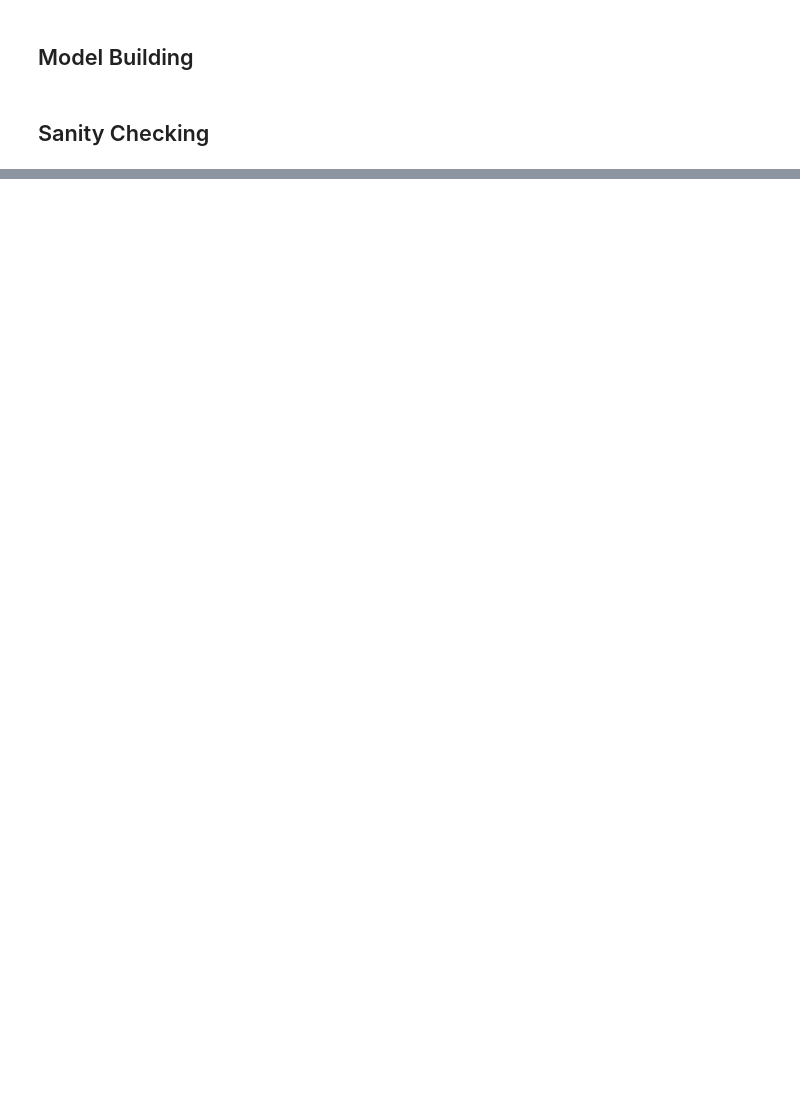
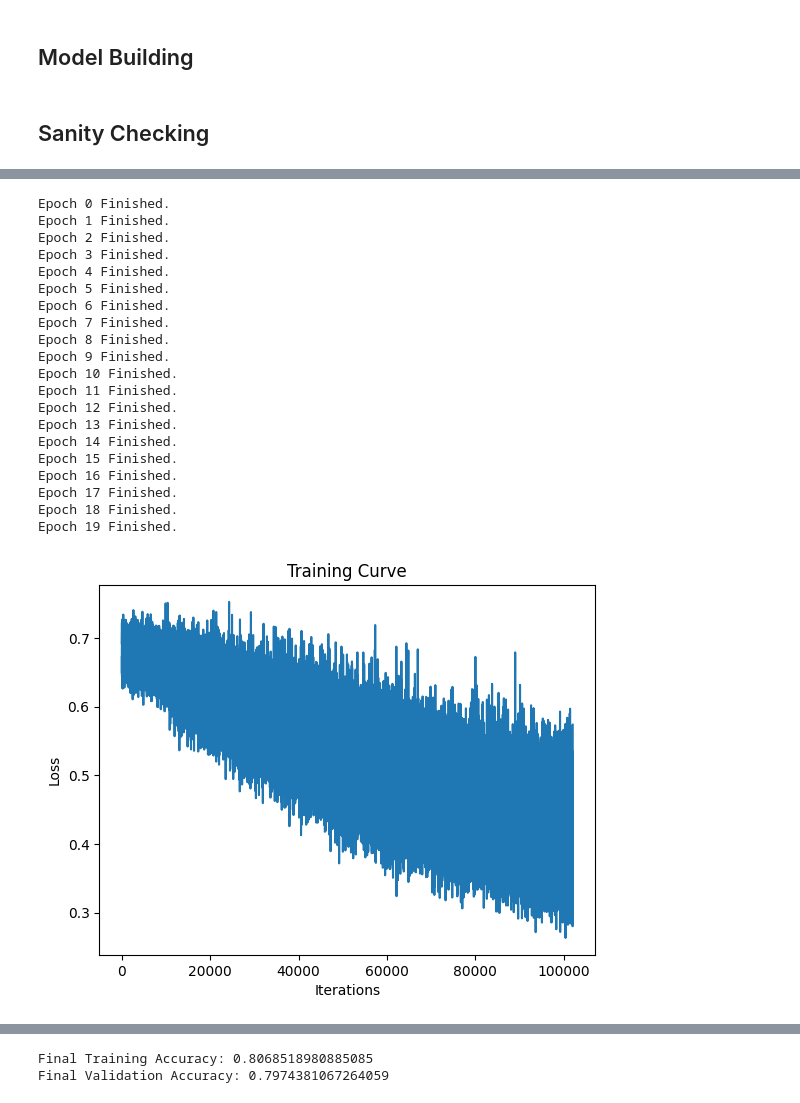
Before and after one commit to Julie048/Predicting-Republican-Democrat-Tweets, a Jupyter notebook: Main_model.ipynb, the cells around one changed output, grey strips where cells are left out. Drawn from its saved outputs; the diff is of its cells as text; code cells hidden in the pictures; blank space fills up the shorter version.

```diff
--- a/Main_model.ipynb
+++ b/Main_model.ipynb
@@ -345,0 +468,4 @@ print('Accuracy on batch of 42: ', correct / total)
+# %%
+model4 = PoliticalClassifier("model4",)
+#dropout moved, + added weight decay
+train(model4, small_train_dataset, batch_size=128, num_epochs=10,learning_rate=0.00001,small=True)
@@ -345,0 +487,26 @@ print('Accuracy on batch of 42: ', correct / total)
+# %%
+model4 = PoliticalClassifier("model4",)
+#dropout moved, + added weight decay
+train(model4, small_train_dataset, batch_size=128, num_epochs=20,learning_rate=0.00002,small=True)
+# %% [output]
+Epoch 0 Finished.
+Epoch 1 Finished.
+Epoch 2 Finished.
+Epoch 3 Finished.
+Epoch 4 Finished.
+Epoch 5 Finished.
+Epoch 6 Finished.
+Epoch 7 Finished.
+Epoch 8 Finished.
+Epoch 9 Finished.
+Epoch 10 Finished.
+Epoch 11 Finished.
+Epoch 12 Finished.
+Epoch 13 Finished.
+Epoch 14 Finished.
+Epoch 15 Finished.
+Epoch 16 Finished.
+Epoch 17 Finished.
+Epoch 18 Finished.
+Epoch 19 Finished.
+[figure, added]
@@ -345,0 +514,2 @@ print('Accuracy on batch of 42: ', correct / total)
+Final Training Accuracy: 0.8068518980885085
+Final Validation Accuracy: 0.7974381067264059
```
Also changed, not shown: parts of 21 cells of this notebook, 15 other files.
